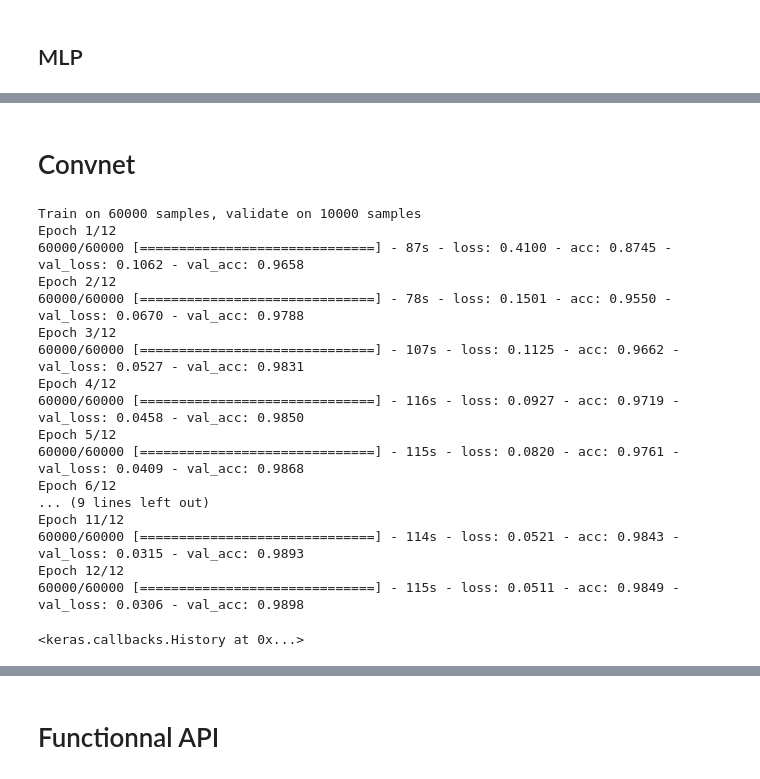
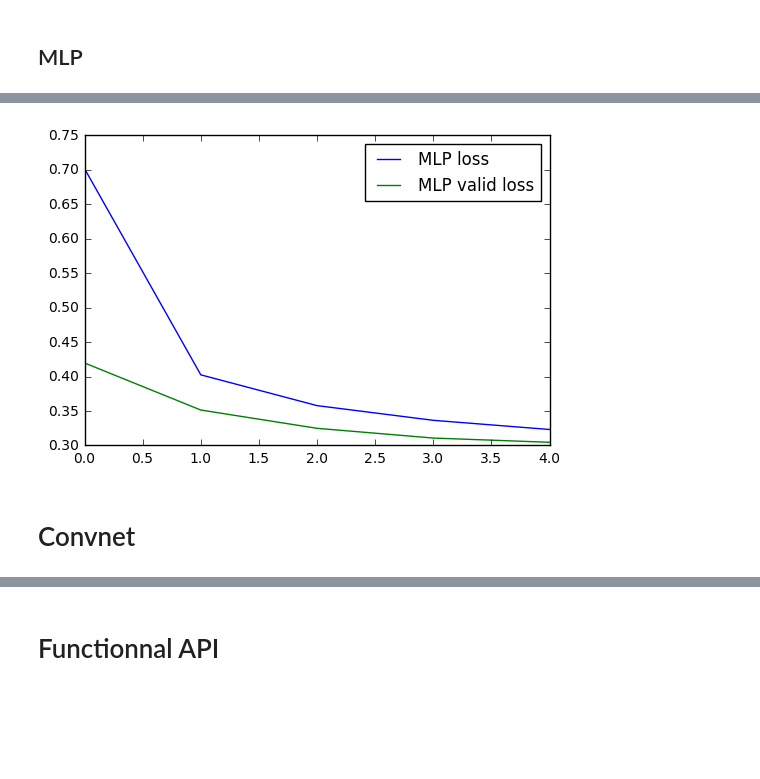
Before and after one commit to tboquet/presentations, a Jupyter notebook: Keras_intro.ipynb, the cells around one changed output, grey strips where cells are left out. Cells and saved outputs as stored; diff of their text form; code cells hidden in the pictures; blank space fills up the shorter version.

```diff
--- a/Keras_intro.ipynb
+++ b/Keras_intro.ipynb
@@ -164,3 +170,3 @@ Fontconfig warning: ignoring C.UTF-8: not a valid language tag
 # %%
-hist_mlp = mlp.fit(X_train_f, Y_train, batch_size=32, nb_epoch=20,
-                            verbose=0, validation_data=(X_test_f, Y_test))
+hist_mlp = mlp.fit(X_train_f, Y_train, batch_size=batch_size, nb_epoch=nb_epoch,
+                   verbose=1, validation_data=(X_test_f, Y_test))
@@ -167,3 +185,10 @@ hist_mlp = mlp.fit(X_train_f, Y_train, batch_size=32, nb_epoch=20,
+# %%
+plt.plot(hist_mlp.history['loss'], label='MLP loss')
+plt.plot(hist_mlp.history['val_loss'], label='MLP valid loss')
+plt.legend()
+plt.show()
+# %% [output]
+[figure, added]
 # %% [markdown]
 # Convnet
 # %%
@@ -172,6 +197,8 @@ convnet = Sequential()
 convnet.add(Convolution2D(nb_filters, kernel_size[0], kernel_size[1],
                         border_mode='valid',
                         input_shape=input_shape))
+convnet.add(Activation('relu'))
+convnet.add(Convolution2D(nb_filters, kernel_size[0], kernel_size[1]))
 convnet.add(Activation('relu'))
 convnet.add(Convolution2D(nb_filters, kernel_size[0], kernel_size[1]))
 convnet.add(Activation('relu'))
@@ -185,28 +212,6 @@ convnet.add(Dropout(0.5))
 convnet.add(Dense(nb_classes))
 convnet.add(Activation('softmax'))
 
-model.compile(loss='categorical_crossentropy',
+convnet.compile(loss='categorical_crossentropy',
               optimizer='sgd',
               metrics=['accuracy'])
-
-history = model.fit(X_train[:, :, :, None], Y_train, batch_size=batch_size, nb_epoch=nb_epoch,
-                    verbose=1, validation_data=(X_test[:, :, :, None], Y_test))
-# %% [output]
-Train on 60000 samples, validate on 10000 samples
-Epoch 1/12
-60000/60000 [==============================] - 87s - loss: 0.4100 - acc: 0.8745 - val_loss: 0.1062 - val_acc: 0.9658
-Epoch 2/12
-60000/60000 [==============================] - 78s - loss: 0.1501 - acc: 0.9550 - val_loss: 0.0670 - val_acc: 0.9788
-Epoch 3/12
-60000/60000 [==============================] - 107s - loss: 0.1125 - acc: 0.9662 - val_loss: 0.0527 - val_acc: 0.9831
-Epoch 4/12
-60000/60000 [==============================] - 116s - loss: 0.0927 - acc: 0.9719 - val_loss: 0.0458 - val_acc: 0.9850
-Epoch 5/12
-60000/60000 [==============================] - 115s - loss: 0.0820 - acc: 0.9761 - val_loss: 0.0409 - val_acc: 0.9868
-Epoch 6/12
-... (9 lines left out)
-Epoch 11/12
-60000/60000 [==============================] - 114s - loss: 0.0521 - acc: 0.9843 - val_loss: 0.0315 - val_acc: 0.9893
-Epoch 12/12
-60000/60000 [==============================] - 115s - loss: 0.0511 - acc: 0.9849 - val_loss: 0.0306 - val_acc: 0.9898
-<keras.callbacks.History at 0x...>
```
Also changed, not shown: parts of 53 cells of this notebook, 1 other file.
